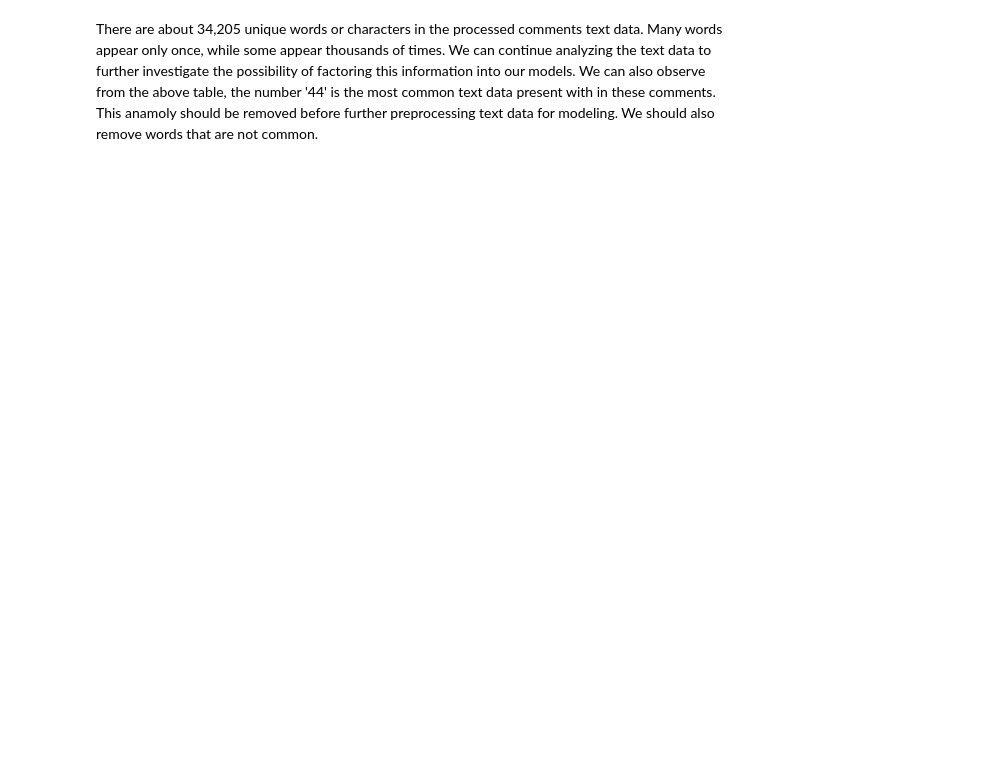
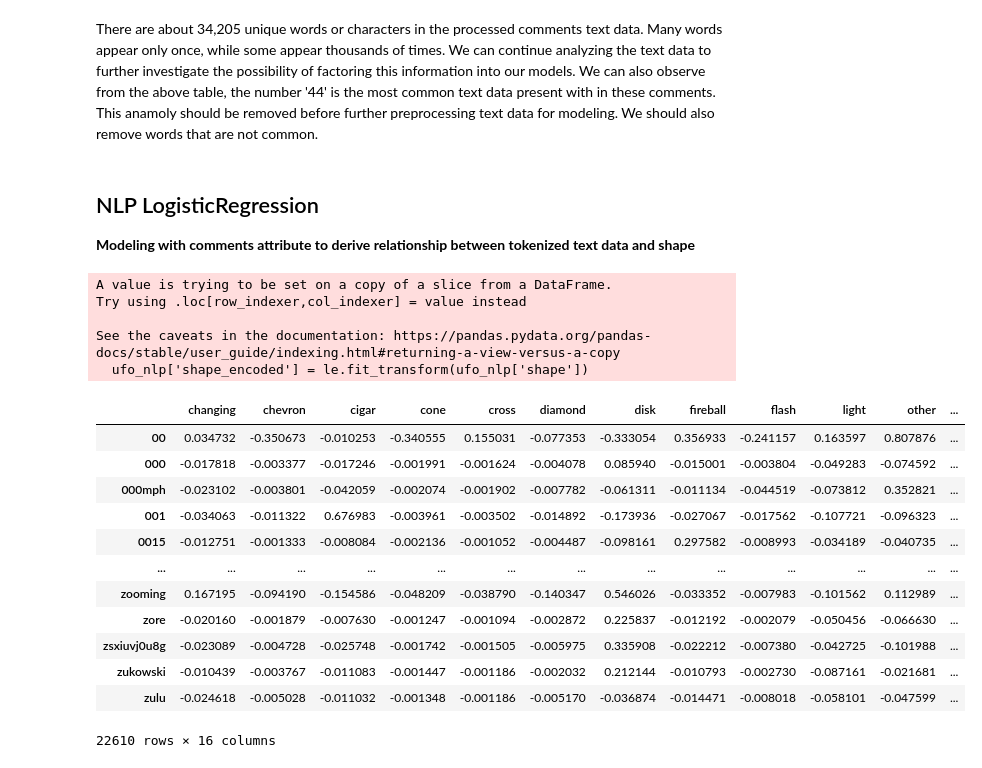
Before and after one commit to shivaallala/Multi-Classification-Prediction-UFO-Shape-Classifier, a Jupyter notebook: main.ipynb, the cells around one changed output. Cells and saved outputs as stored; diff of their text form; code cells hidden in the pictures; blank space fills up the shorter version.

```diff
--- a/main.ipynb
+++ b/main.ipynb
@@ -1043,0 +1250,14 @@ average_common_words = word_freq_df[(word_freq_df['Frequency'] > 10) & (word_fre
+# %% [markdown]
+## NLP LogisticRegression
+
+**Modeling with comments attribute to derive relationship between tokenized text data and shape**
+# %%
+# Encode the target variable
+le = LabelEncoder()
+ufo_nlp['shape_encoded'] = le.fit_transform(ufo_nlp['shape'])
+# %% [output]
+A value is trying to be set on a copy of a slice from a DataFrame.
+Try using .loc[row_indexer,col_indexer] = value instead
+
+See the caveats in the documentation: https://pandas.pydata.org/pandas-docs/stable/user_guide/indexing.html#returning-a-view-versus-a-copy
+  ufo_nlp['shape_encoded'] = le.fit_transform(ufo_nlp['shape'])
@@ -1043,0 +1289,16 @@ average_common_words = word_freq_df[(word_freq_df['Frequency'] > 10) & (word_fre
+# %%
+relationship_df
+# %% [output]
+|  | changing | chevron | cigar | cone | cross | diamond | disk | fireball | flash | light | other | ... |
+| 00 | 0.034732 | -0.350673 | -0.010253 | -0.340555 | 0.155031 | -0.077353 | -0.333054 | 0.356933 | -0.241157 | 0.163597 | 0.807876 | ... |
+| 000 | -0.017818 | -0.003377 | -0.017246 | -0.001991 | -0.001624 | -0.004078 | 0.085940 | -0.015001 | -0.003804 | -0.049283 | -0.074592 | ... |
+| 000mph | -0.023102 | -0.003801 | -0.042059 | -0.002074 | -0.001902 | -0.007782 | -0.061311 | -0.011134 | -0.044519 | -0.073812 | 0.352821 | ... |
+| 001 | -0.034063 | -0.011322 | 0.676983 | -0.003961 | -0.003502 | -0.014892 | -0.173936 | -0.027067 | -0.017562 | -0.107721 | -0.096323 | ... |
+| 0015 | -0.012751 | -0.001333 | -0.008084 | -0.002136 | -0.001052 | -0.004487 | -0.098161 | 0.297582 | -0.008993 | -0.034189 | -0.040735 | ... |
+| ... | ... | ... | ... | ... | ... | ... | ... | ... | ... | ... | ... | ... |
+| zooming | 0.167195 | -0.094190 | -0.154586 | -0.048209 | -0.038790 | -0.140347 | 0.546026 | -0.033352 | -0.007983 | -0.101562 | 0.112989 | ... |
+| zore | -0.020160 | -0.001879 | -0.007630 | -0.001247 | -0.001094 | -0.002872 | 0.225837 | -0.012192 | -0.002079 | -0.050456 | -0.066630 | ... |
+| zsxiuvj0u8g | -0.023089 | -0.004728 | -0.025748 | -0.001742 | -0.001505 | -0.005975 | 0.335908 | -0.022212 | -0.007380 | -0.042725 | -0.101988 | ... |
+| zukowski | -0.010439 | -0.003767 | -0.011083 | -0.001447 | -0.001186 | -0.002032 | 0.212144 | -0.010793 | -0.002730 | -0.087161 | -0.021681 | ... |
+| zulu | -0.024618 | -0.005028 | -0.011032 | -0.001348 | -0.001186 | -0.005170 | -0.036874 | -0.014471 | -0.008018 | -0.058101 | -0.047599 | ... |
+22610 rows × 16 columns
```
Also changed, not shown: parts of 26 cells of this notebook.
